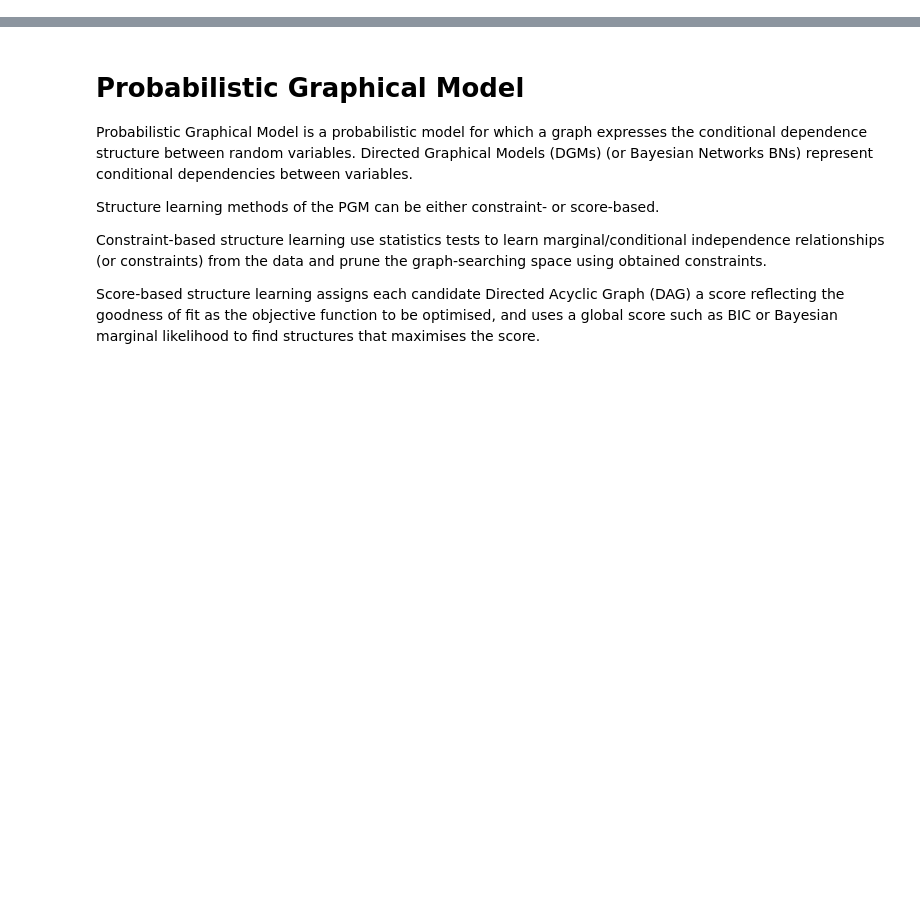
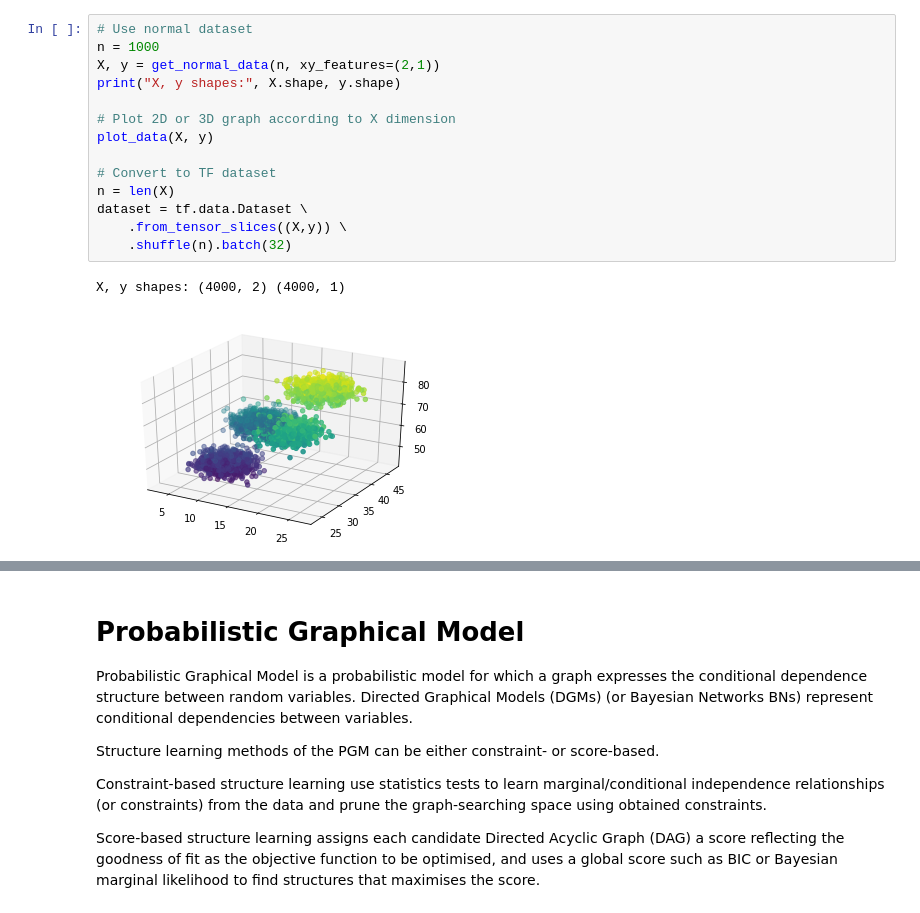
Before and after one commit to jetnew/Simkit, a Jupyter notebook: Conditional GAN.ipynb, the cells around one changed output, grey strips where cells are left out. Drawn from its saved outputs; the diff is of its cells as text; blank space fills up the shorter version.

```diff
--- a/Conditional GAN.ipynb
+++ b/Conditional GAN.ipynb
@@ -191,0 +66,17 @@ KeyboardInterrupt:
+# %%
+# Use normal dataset
+n = 1000
+X, y = get_normal_data(n, xy_features=(2,1))
+print("X, y shapes:", X.shape, y.shape)
+
+# Plot 2D or 3D graph according to X dimension
+plot_data(X, y)
+
+# Convert to TF dataset
+n = len(X)
+dataset = tf.data.Dataset \
+    .from_tensor_slices((X,y)) \
+    .shuffle(n).batch(32)
+# %% [output]
+X, y shapes: (4000, 2) (4000, 1)
+[figure, added]
```
Also changed, not shown: parts of 23 cells of this notebook.
